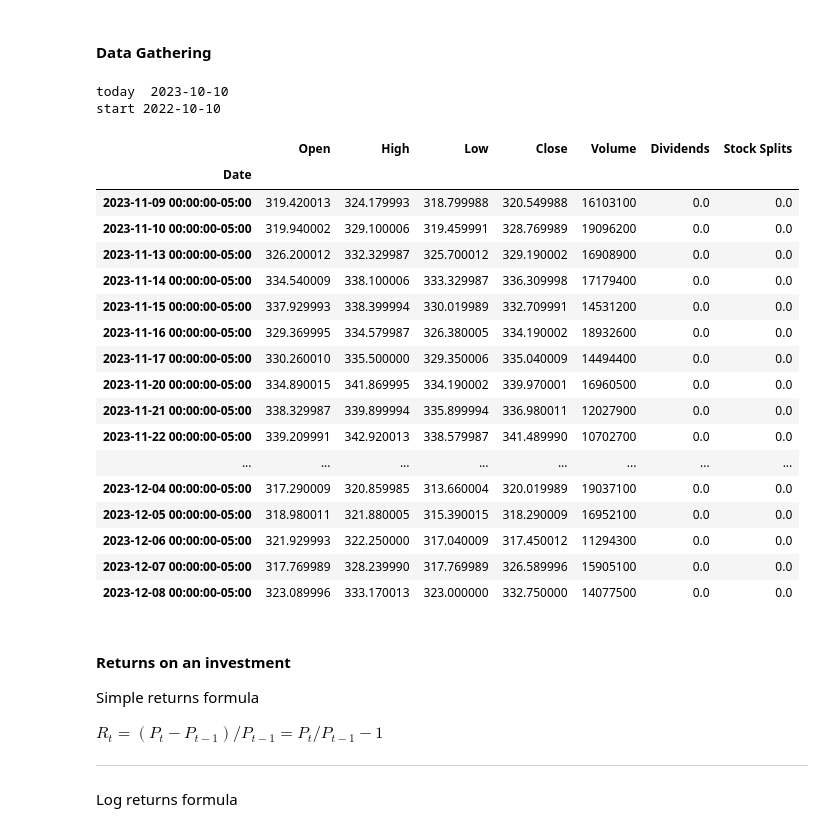
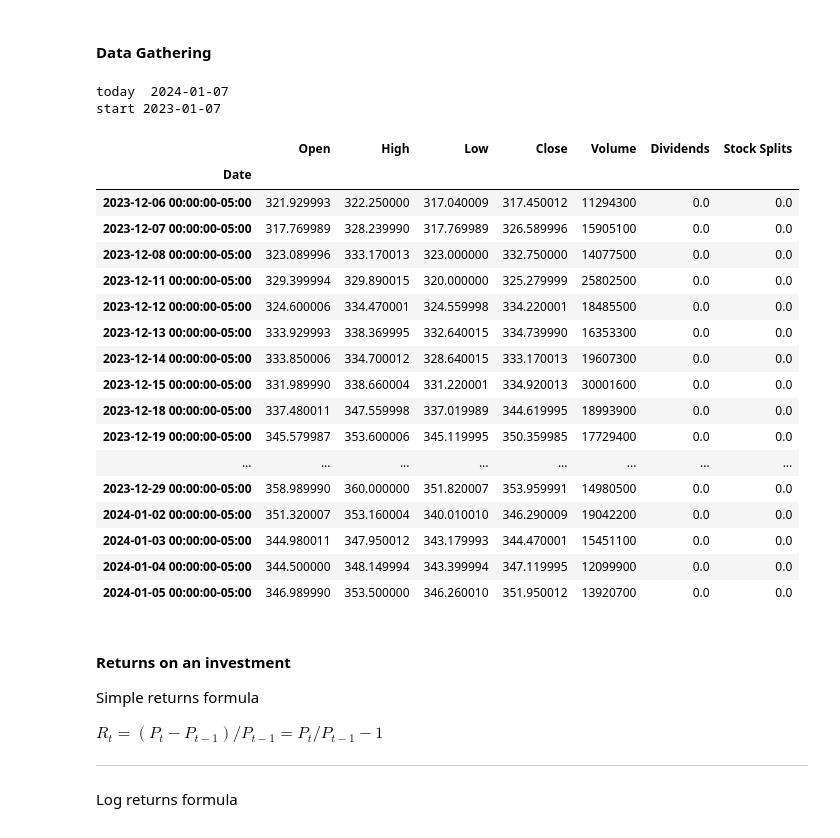
Before and after one commit to valmikroy/pyworkspace, a Jupyter notebook: investment.ipynb, the cells around one changed output. Saved outputs shown, nothing was run; the diff lists cells and outputs as text; code cells hidden in the pictures.

```diff
--- a/investment.ipynb
+++ b/investment.ipynb
@@ -18,52 +18,52 @@ from rich.pretty import pprint
 
 from matplotlib import pyplot as plt
 
 from dotenv import load_dotenv
 
 
 
 
 
 load_dotenv()
 
 last_years=1
 last_month=6
-today = date.today().replace(month=date.today().month-2)
+today = date.today().replace(month=date.today().month)
 start_date = today.replace(year=date.today().year-last_years)
 
 stock_ticker='META'
 
 print("today ",today)
 print("start", start_date)
 
 
 def init_ticker(name):
     return yf.Ticker(name)
 
 
 stock = init_ticker(stock_ticker)
 stock.history(period="1mo")
 # %% [output]
-today  2023-10-10
-start 2022-10-10
+today  2024-01-07
+start 2023-01-07
 |  | Open | High | Low | Close | Volume | Dividends | Stock Splits |
 | Date |  |  |  |  |  |  |  |
-| 2023-11-09 00:00:00-05:00 | 319.420013 | 324.179993 | 318.799988 | 320.549988 | 16103100 | 0.0 | 0.0 |
-| 2023-11-10 00:00:00-05:00 | 319.940002 | 329.100006 | 319.459991 | 328.769989 | 19096200 | 0.0 | 0.0 |
-| 2023-11-13 00:00:00-05:00 | 326.200012 | 332.329987 | 325.700012 | 329.190002 | 16908900 | 0.0 | 0.0 |
-| 2023-11-14 00:00:00-05:00 | 334.540009 | 338.100006 | 333.329987 | 336.309998 | 17179400 | 0.0 | 0.0 |
-| 2023-11-15 00:00:00-05:00 | 337.929993 | 338.399994 | 330.019989 | 332.709991 | 14531200 | 0.0 | 0.0 |
-| 2023-11-16 00:00:00-05:00 | 329.369995 | 334.579987 | 326.380005 | 334.190002 | 18932600 | 0.0 | 0.0 |
-| 2023-11-17 00:00:00-05:00 | 330.260010 | 335.500000 | 329.350006 | 335.040009 | 14494400 | 0.0 | 0.0 |
-| 2023-11-20 00:00:00-05:00 | 334.890015 | 341.869995 | 334.190002 | 339.970001 | 16960500 | 0.0 | 0.0 |
-| 2023-11-21 00:00:00-05:00 | 338.329987 | 339.899994 | 335.899994 | 336.980011 | 12027900 | 0.0 | 0.0 |
-| 2023-11-22 00:00:00-05:00 | 339.209991 | 342.920013 | 338.579987 | 341.489990 | 10702700 | 0.0 | 0.0 |
-| ... | ... | ... | ... | ... | ... | ... | ... |
-| 2023-12-04 00:00:00-05:00 | 317.290009 | 320.859985 | 313.660004 | 320.019989 | 19037100 | 0.0 | 0.0 |
-| 2023-12-05 00:00:00-05:00 | 318.980011 | 321.880005 | 315.390015 | 318.290009 | 16952100 | 0.0 | 0.0 |
 | 2023-12-06 00:00:00-05:00 | 321.929993 | 322.250000 | 317.040009 | 317.450012 | 11294300 | 0.0 | 0.0 |
 | 2023-12-07 00:00:00-05:00 | 317.769989 | 328.239990 | 317.769989 | 326.589996 | 15905100 | 0.0 | 0.0 |
 | 2023-12-08 00:00:00-05:00 | 323.089996 | 333.170013 | 323.000000 | 332.750000 | 14077500 | 0.0 | 0.0 |
+| 2023-12-11 00:00:00-05:00 | 329.399994 | 329.890015 | 320.000000 | 325.279999 | 25802500 | 0.0 | 0.0 |
+| 2023-12-12 00:00:00-05:00 | 324.600006 | 334.470001 | 324.559998 | 334.220001 | 18485500 | 0.0 | 0.0 |
+| 2023-12-13 00:00:00-05:00 | 333.929993 | 338.369995 | 332.640015 | 334.739990 | 16353300 | 0.0 | 0.0 |
+| 2023-12-14 00:00:00-05:00 | 333.850006 | 334.700012 | 328.640015 | 333.170013 | 19607300 | 0.0 | 0.0 |
+| 2023-12-15 00:00:00-05:00 | 331.989990 | 338.660004 | 331.220001 | 334.920013 | 30001600 | 0.0 | 0.0 |
+| 2023-12-18 00:00:00-05:00 | 337.480011 | 347.559998 | 337.019989 | 344.619995 | 18993900 | 0.0 | 0.0 |
+| 2023-12-19 00:00:00-05:00 | 345.579987 | 353.600006 | 345.119995 | 350.359985 | 17729400 | 0.0 | 0.0 |
+| ... | ... | ... | ... | ... | ... | ... | ... |
+| 2023-12-29 00:00:00-05:00 | 358.989990 | 360.000000 | 351.820007 | 353.959991 | 14980500 | 0.0 | 0.0 |
+| 2024-01-02 00:00:00-05:00 | 351.320007 | 353.160004 | 340.010010 | 346.290009 | 19042200 | 0.0 | 0.0 |
+| 2024-01-03 00:00:00-05:00 | 344.980011 | 347.950012 | 343.179993 | 344.470001 | 15451100 | 0.0 | 0.0 |
+| 2024-01-04 00:00:00-05:00 | 344.500000 | 348.149994 | 343.399994 | 347.119995 | 12099900 | 0.0 | 0.0 |
+| 2024-01-05 00:00:00-05:00 | 346.989990 | 353.500000 | 346.260010 | 351.950012 | 13920700 | 0.0 | 0.0 |
 # %% [markdown]
 #### Returns on an investment
 
```
Also changed, not shown: parts of 1 cell of this notebook, 3 other files.
